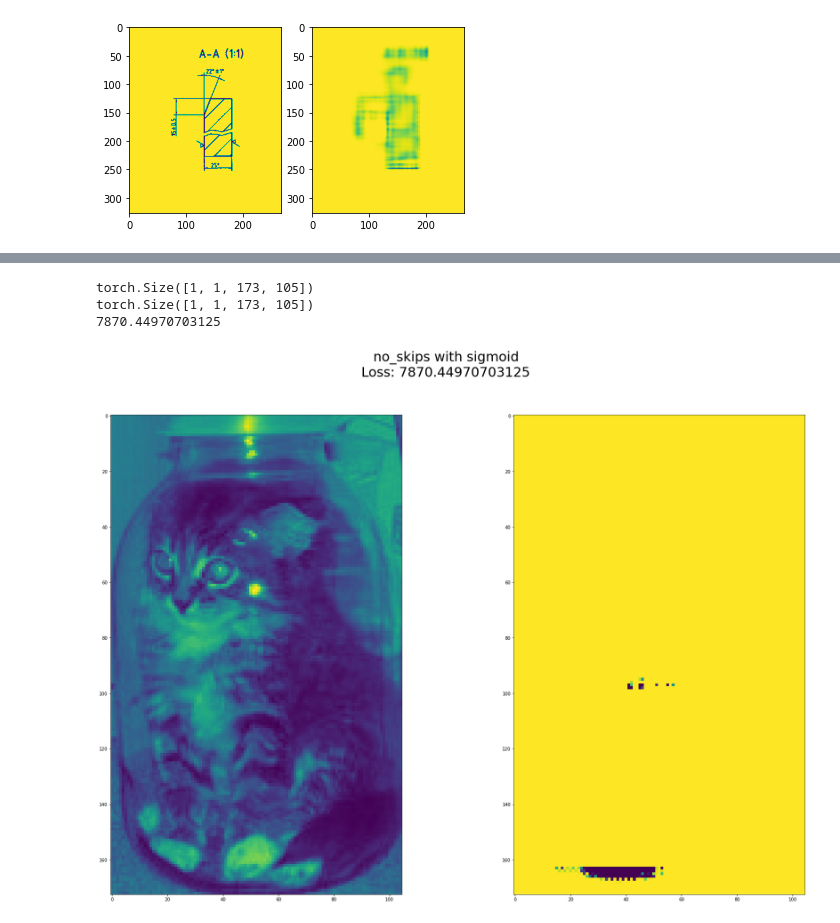
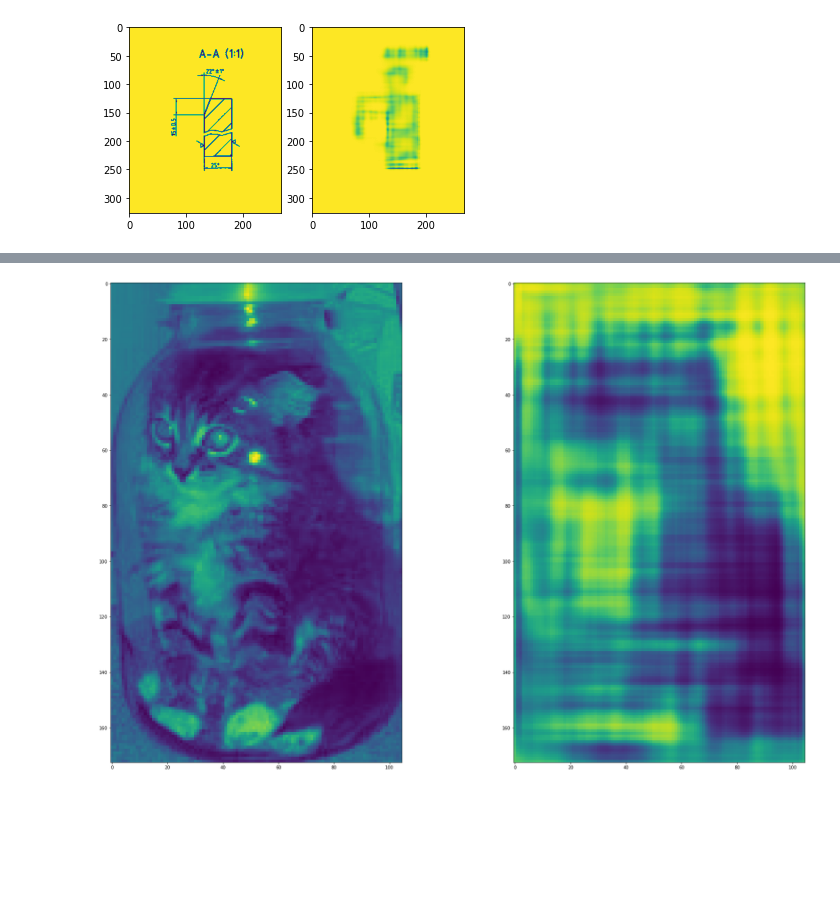
Before and after one commit to ars860/Blueprins, a Jupyter notebook: autoencoder.ipynb, the cells around one changed output, grey strips where cells are left out. Saved outputs shown, nothing was run; the diff lists cells and outputs as text; code cells hidden in the pictures; blank space fills up the shorter version.

```diff
--- a/autoencoder.ipynb
+++ b/autoencoder.ipynb
@@ -14,12 +14,12 @@ from train_segmentation import transfer_knowledge
 from unet import Unet, SkipType
 # %%
 device = 'cuda'
-model = Unet(layers=[8, 16, 32, 64, 128], output_channels=1).to(device)
+# model = Unet(layers=[8, 16, 32, 64, 128], output_channels=1).to(device)
 
-model.load_state_dict(torch.load('learned_models/autoencoder/1e-4_10epochs_invert.pt', map_location=device))
-model.eval()
+# model.load_state_dict(torch.load('learned_models/autoencoder/1e-4_50epochs_invert.pt', map_location=device))
+# model.eval()
 
-_, dataloader_train, _, dataloader_test = get_dataloaders_unsupervised(image_folder='projs', augmentations=AddGaussianNoise(std=0.5))
+_, dataloader_train, _, dataloader_test = get_dataloaders_unsupervised(image_folder='projs', augmentations=AddGaussianNoise(std=0.5), workers=1)
 
 def plot_single(img, dict_path, skip=SkipType.SKIP):
     model = Unet(layers=[8, 16, 32, 64, 128], output_channels=1, skip=skip).to(device)
@@ -83,7 +101,8 @@ def test_on_cats_and_blueprints(title, model_path, skip=SkipType.SKIP, cat=True,
     # from train_segmentation import transfer_knowledge
 
     model = Unet(layers=[8, 16, 32, 64, 128], output_channels=1, skip=skip)
-    transfer_knowledge(model, model_path)
+    model.load_state_dict(torch.load(model_path, map_location='cpu'))
+    # transfer_knowledge(model, model_path)
     dataset_train, dataloader_train, dataset_test, dataloader_test = get_dataloaders_unsupervised(dpi=50)
 
     criterion = nn.MSELoss()
@@ -93,16 +112,20 @@ def test_on_cats_and_blueprints(title, model_path, skip=SkipType.SKIP, cat=True,
         img = next(iter(dataloader_train))
     else:
         img = torch.Tensor(np.array(Image.open('E:/acady/Desktop/83211.jpg').convert('L')).reshape([1, 1, 173, -1]))
-    img_decoded = model.forward_vars(img)['res' if no_sigmoid else 'res_sigmoid']
+    img_decoded = model.forward_vars(img / 255)['res']
+    if not no_sigmoid:
+        img_decoded = torch.sigmoid(img_decoded)
 
-    print(img.shape)
-    print(img_decoded.shape)
+    # print(img.shape)
+    # print(img_decoded.shape)
     loss = criterion(img, img_decoded)
-    print(loss.item())
+    # print(loss.item())
 
     fig, (ax1, ax2) = plt.subplots(1, 2, figsize=[30, 20])
-    a = ax1.imshow(img.squeeze())
-    ax2.imshow(img_decoded.cpu().detach().numpy().squeeze())
+    a1 = ax1.imshow(img.squeeze())
+    a2 = ax2.imshow(img_decoded.cpu().detach().numpy().squeeze())
+    # fig.colorbar(a2, ax=ax2)
+    # fig.colorbar(a1, ax=ax1)
 
     # img_decoded = img_decoded.cpu().detach().numpy().squeeze()
     # img_decoded = img_decoded.transpose(1, 2, 0)  # np.swapaxes(img_decoded, 0, 2)
@@ -110,7 +133,7 @@ def test_on_cats_and_blueprints(title, model_path, skip=SkipType.SKIP, cat=True,
     # Image.fromarray(img_decoded, 'RGB').show()
 
     # fig.colorbar(a, ax=fig)
-    fig.suptitle(f'{title}\nLoss: {loss}', fontsize=30)
+    # fig.suptitle(f'{title}\nLoss: {loss}', fontsize=30)
     plt.show()
     # train_as_autoencoder(model, dataloader_train)
 # %%
@@ -130,8 +155,5 @@ torch.Size([1, 1, 173, 105])
 # %%
-test_on_cats_and_blueprints('no_skips with sigmoid', Path() / 'learned_models' / '03_05' / 'autoencoder'/ '1e-4_10epochs_no_skip.pt', skip=SkipType.NO_SKIP)
+test_on_cats_and_blueprints('no_skips with sigmoid', Path() / 'learned_models' / '03_05' / 'autoencoder'/ '1e-4_50epochs_no_skip.pt', skip=SkipType.NO_SKIP)
 # %% [output]
-torch.Size([1, 1, 173, 105])
-torch.Size([1, 1, 173, 105])
-7870.44970703125
-[figure, old version]
+[figure, new version]
 # %%
```
Also changed, not shown: parts of 11 cells of this notebook, 12 other files.
